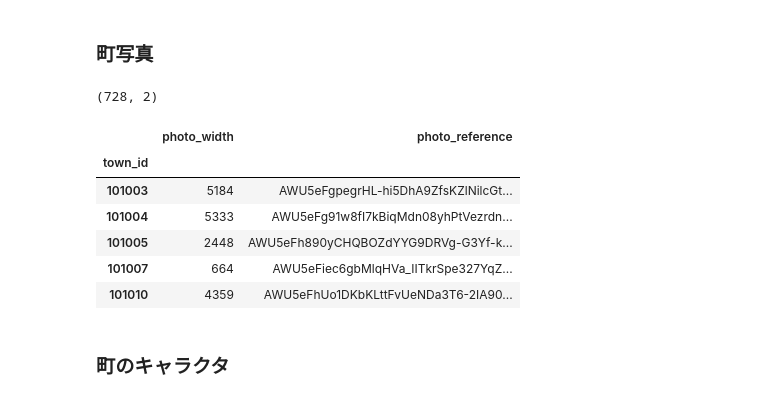
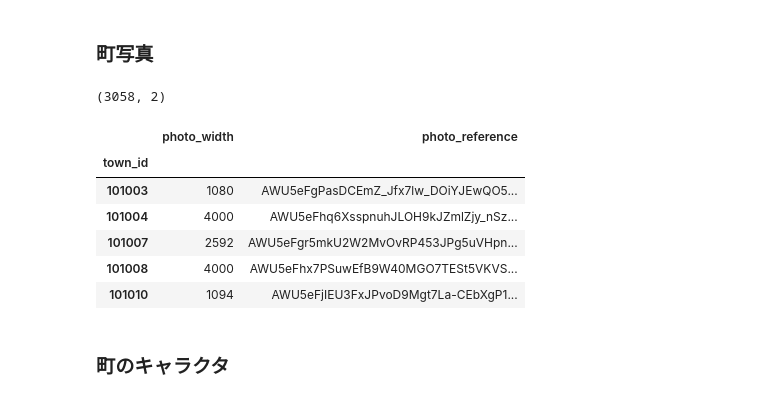
Before and after one commit to z-guard/analysis, a Jupyter notebook: notebooks/all_town_detail.ipynb, the cells around one changed output. Drawn from its saved outputs; the diff is of its cells as text; code cells hidden in the pictures.

Commit message:
Update: photo_reference_2

```diff
--- a/notebooks/all_town_detail.ipynb
+++ b/notebooks/all_town_detail.ipynb
@@ -248,21 +248,21 @@ df_geo_master.head()
 # %% [markdown]
 ### 町写真
 # %%
-df_place_photo = pd.read_csv(os.path.join(DIR_NAME, 'place_photo_20231122.csv')).rename(columns={
+df_place_photo = pd.read_csv(os.path.join(DIR_NAME, 'place_photo_20231122_2.csv')).rename(columns={
     'no': 'town_id', 'width': 'photo_width'
 }).dropna(subset=['photo_reference'])[['town_id', 'photo_width', 'photo_reference']].set_index('town_id')
 df_place_photo['photo_width'] = df_place_photo['photo_width'].astype(int)
 print(df_place_photo.shape)
 df_place_photo.head()
 # %% [output]
-(728, 2)
+(3058, 2)
 |  | photo_width | photo_reference |
 | town_id |  |  |
-| 101003 | 5184 | AWU5eFgpegrHL-hi5DhA9ZfsKZlNilcGt... |
-| 101004 | 5333 | AWU5eFg91w8fI7kBiqMdn08yhPtVezrdn... |
-| 101005 | 2448 | AWU5eFh890yCHQBOZdYYG9DRVg-G3Yf-k... |
-| 101007 | 664 | AWU5eFiec6gbMlqHVa_IITkrSpe327YqZ... |
-| 101010 | 4359 | AWU5eFhUo1DKbKLttFvUeNDa3T6-2IA90... |
+| 101003 | 1080 | AWU5eFgPasDCEmZ_Jfx7lw_DOiYJEwQO5... |
+| 101004 | 4000 | AWU5eFhq6XsspnuhJLOH9kJZmlZjy_nSz... |
+| 101007 | 2592 | AWU5eFgr5mkU2W2MvOvRP453JPg5uVHpn... |
+| 101008 | 4000 | AWU5eFhx7PSuwEfB9W40MGO7TESt5VKVS... |
+| 101010 | 1094 | AWU5eFjIEU3FxJPvoD9Mgt7La-CEbXgP1... |
 # %% [markdown]
 ### 町のキャラクタ
 # %%
```
Also changed, not shown: parts of 6 cells of this notebook.
